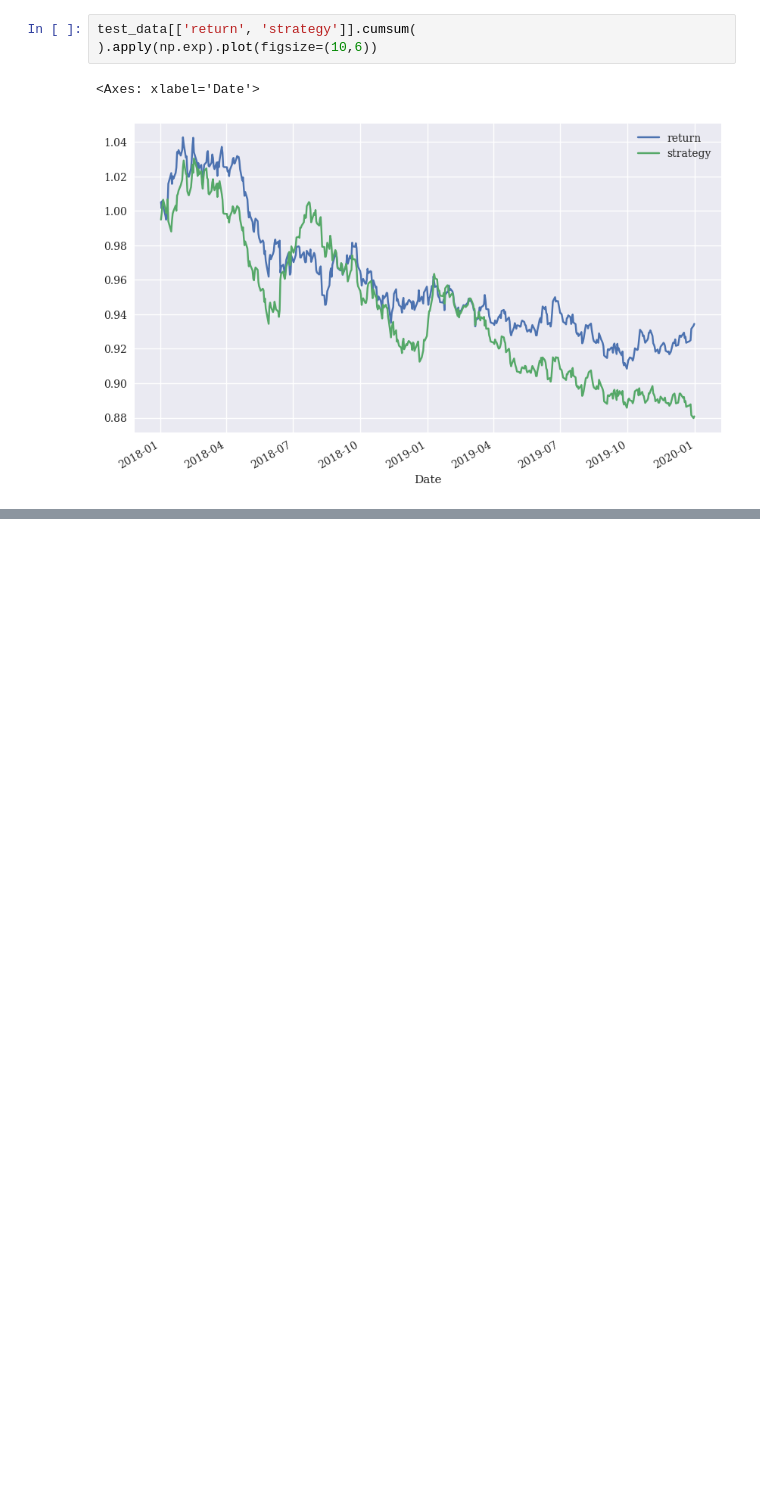
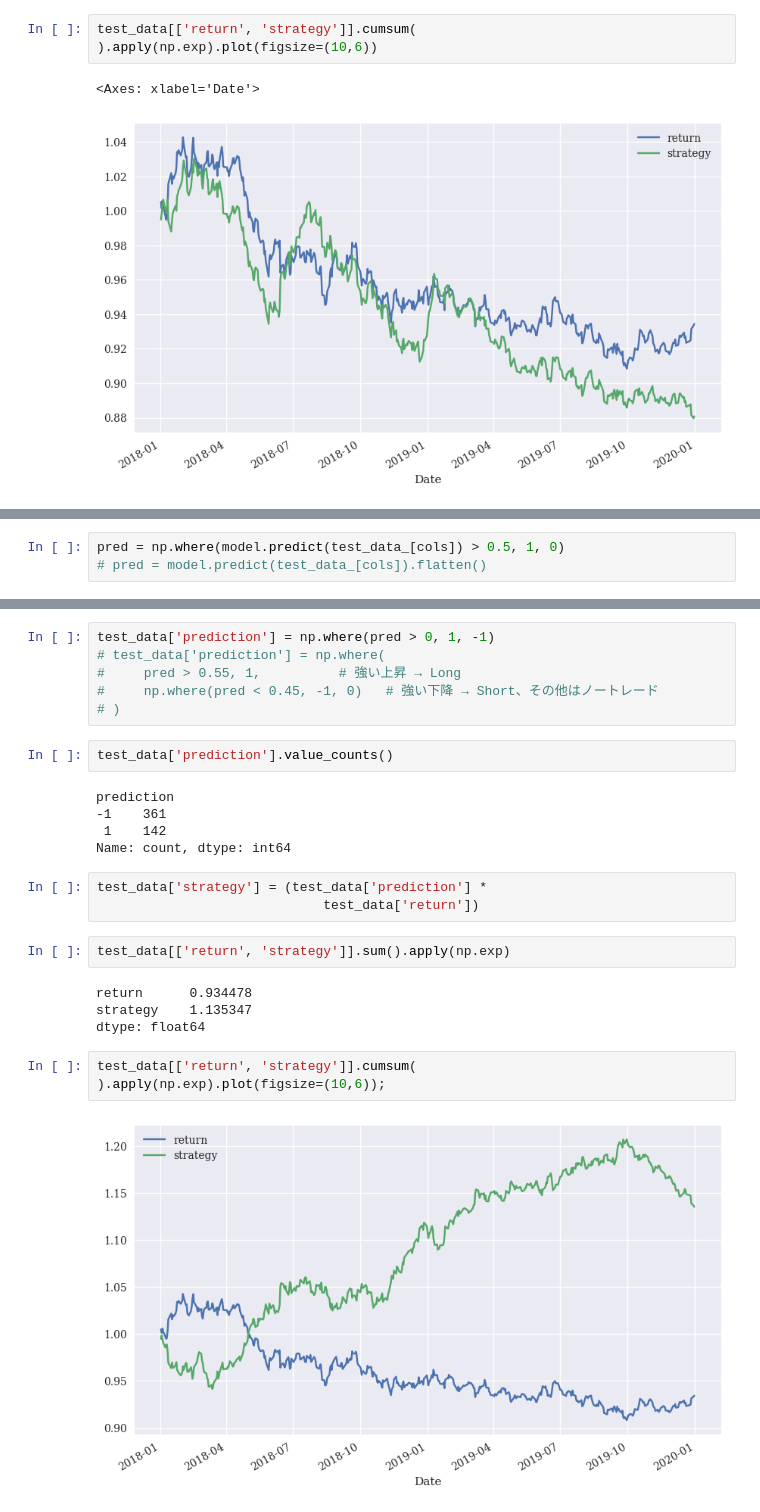
Before and after one commit to monchan-new/pyalgo-project, a Jupyter notebook: src/5.3.1.ipynb, the cells around one changed output, grey strips where cells are left out. Saved outputs shown, nothing was run; the diff lists cells and outputs as text; blank space fills up the shorter version.

```diff
--- a/src/5.3.1.ipynb
+++ b/src/5.3.1.ipynb
@@ -230,0 +320,3 @@ test_data[['return', 'strategy']].cumsum(
+# %%
+pred = np.where(model.predict(test_data_[cols]) > 0.5, 1, 0)
+# pred = model.predict(test_data_[cols]).flatten()
@@ -230,0 +325,27 @@ test_data[['return', 'strategy']].cumsum(
+# %%
+test_data['prediction'] = np.where(pred > 0, 1, -1)
+# test_data['prediction'] = np.where(
+#     pred > 0.55, 1,          # 強い上昇 → Long
+#     np.where(pred < 0.45, -1, 0)   # 強い下降 → Short、その他はノートレード
+# )
+# %%
+test_data['prediction'].value_counts()
+# %% [output]
+prediction
+-1    361
+ 1    142
+Name: count, dtype: int64
+# %%
+test_data['strategy'] = (test_data['prediction'] *
+                             test_data['return'])
+# %%
+test_data[['return', 'strategy']].sum().apply(np.exp)
+# %% [output]
+return      0.934478
+strategy    1.135347
+dtype: float64
+# %%
+test_data[['return', 'strategy']].cumsum(
+).apply(np.exp).plot(figsize=(10,6));
+# %% [output]
+[figure, added]
```
Also changed, not shown: parts of 24 cells of this notebook, 2 other files.
